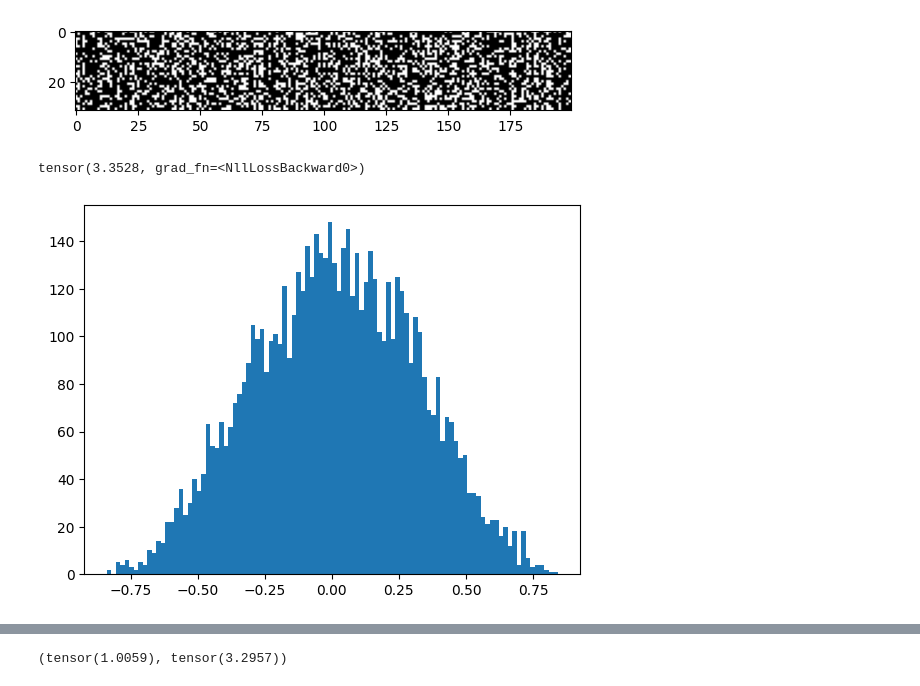
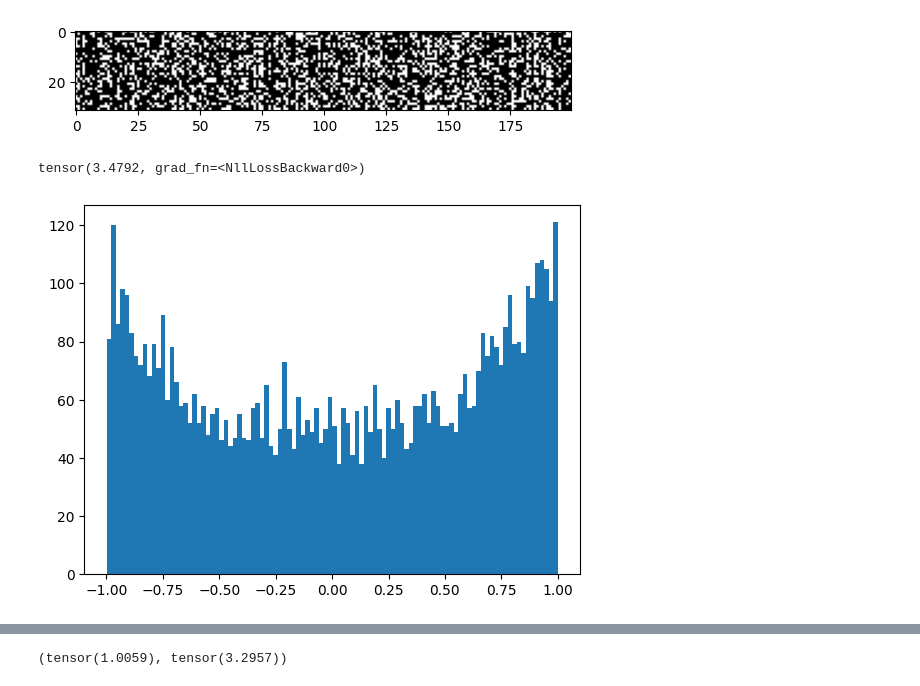
Before and after one commit to xiaobo-yang/my_makemore, a Jupyter notebook: mlp2.ipynb, the cells around one changed output, grey strips where cells are left out. Saved outputs shown, nothing was run; the diff lists cells and outputs as text; code cells hidden in the pictures.

```diff
--- a/mlp2.ipynb
+++ b/mlp2.ipynb
@@ -402,34 +402,34 @@ plt.imshow(h > 0.99, cmap='gray')
 # %%
 n_embd = 10
 n_hidden = 200
 
 torch.manual_seed(42)
-C = torch.randn(27, n_embd) * (n_embd) ** -0.5
+C = torch.randn(27, n_embd)
 w1 = torch.randn(n_embd * 3, n_hidden) * (n_embd * 3) ** -0.5
-b1 = torch.randn(n_hidden) * 0
+b1 = torch.randn(n_hidden) * 0.01 # add some entropy before tanh
 w2 = torch.randn(n_hidden, 27) * (n_hidden) ** -0.5
 b2 = torch.randn(27) * 0
 params = [C, w1, b1, w2, b2]
 for p in params:
     p.requires_grad = True
 
 bs = 32
 n_steps = 200000
 
 
 
 idx = torch.randint(0, X_train.shape[0], (bs,))
 x = X_train[idx]
 y = Y_train[idx]
 emb = C[x].view(x.shape[0], -1)
 hpreact = emb @ w1 + b1
 h = hpreact.tanh()
 logits = h @ w2 + b2
 loss = F.cross_entropy(logits, y)
 
 plt.hist(h.view(-1).tolist(), 100)
 
 loss
 # %% [output]
-tensor(3.3528, grad_fn=<NllLossBackward0>)
+tensor(3.4792, grad_fn=<NllLossBackward0>)
-[figure, old version]
+[figure, new version]
```
Also changed, not shown: parts of 14 cells of this notebook.
